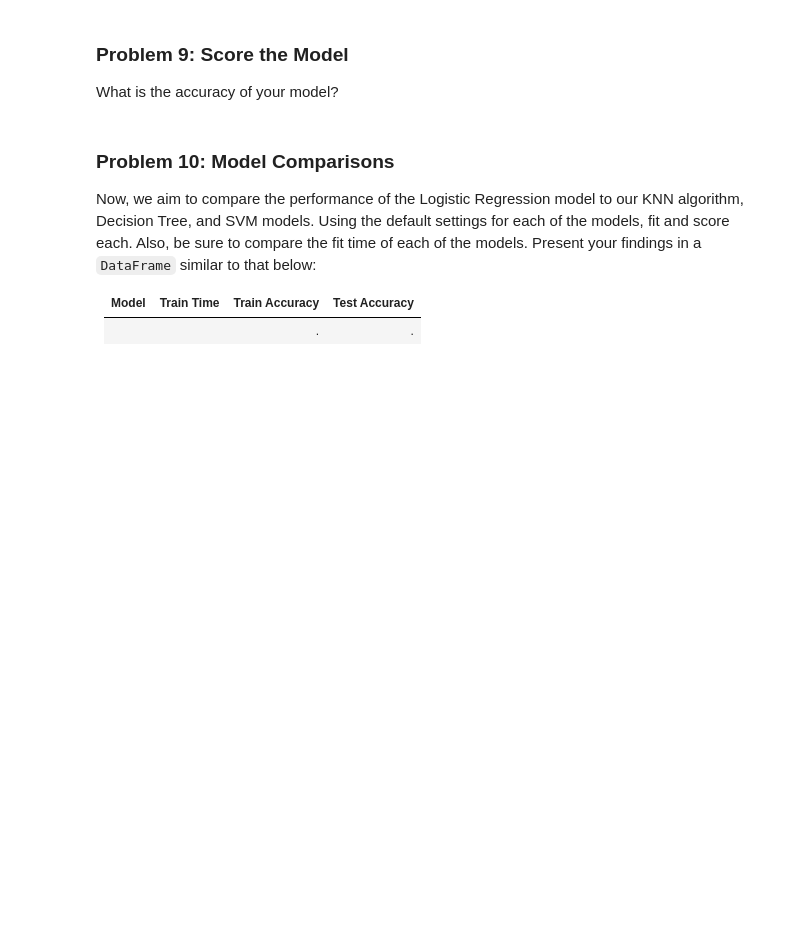
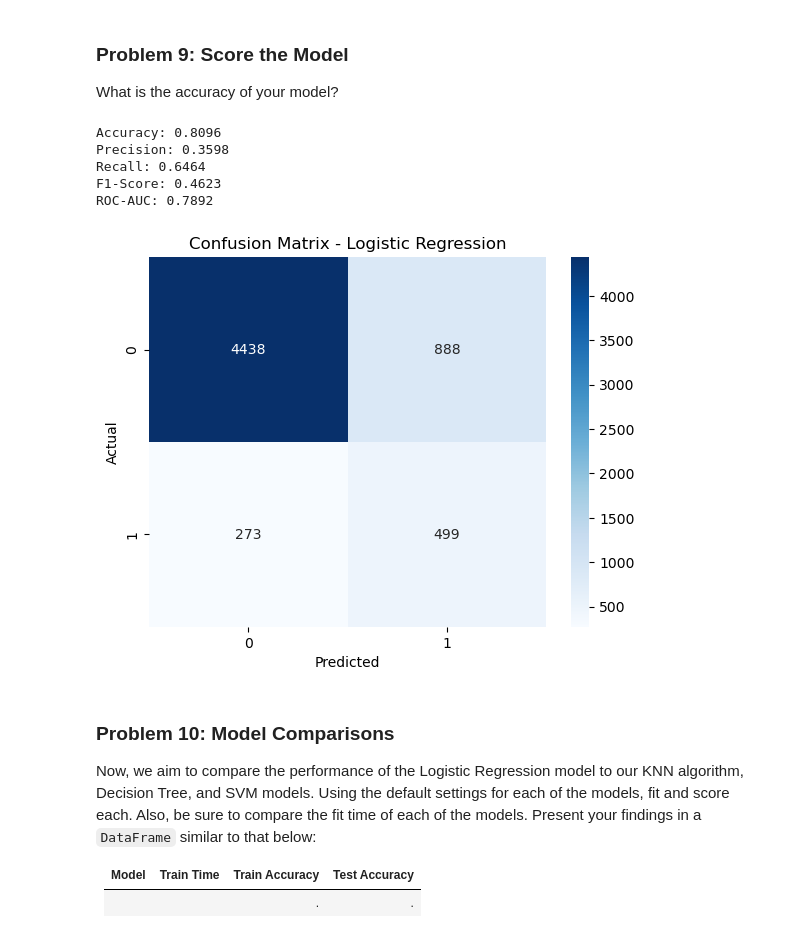
Before and after one commit to tmadrms/practical_application_III, a Jupyter notebook: prompt_III.ipynb, the cells around one changed output. Drawn from its saved outputs; the diff is of its cells as text; code cells hidden in the pictures; blank space fills up the shorter version.

```diff
--- a/prompt_III.ipynb
+++ b/prompt_III.ipynb
@@ -107,3 +428,18 @@ Before we build our first model, we want to establish a baseline.  What is the b
 ### Problem 8: A Simple Model
 
 Use Logistic Regression to build a basic model on your data.
+# %%
+# Initialize Logistic Regression with class_weight='balanced'
+logreg = LogisticRegression(class_weight='balanced', max_iter=10000, random_state=42)
+
+# Train the model
+logreg.fit(X_train, y_train)
+
+# Predict on the test set
+y_pred_logreg = logreg.predict(X_test)
+y_prob_logreg = logreg.predict_proba(X_test)[:, 1]
+
+# Evaluate the model
+print("Logistic Regression Performance:")
+print(classification_report(y_test, y_pred_logreg))
+print("ROC-AUC Score:", roc_auc_score(y_test, y_prob_logreg))
@@ -111,6 +459,35 @@ Use Logistic Regression to build a basic model on your data.
 ### Problem 9: Score the Model
 
 What is the accuracy of your model?
+# %%
+# Calculate metrics
+accuracy = accuracy_score(y_test, y_pred_logreg)
+precision = precision_score(y_test, y_pred_logreg)
+recall = recall_score(y_test, y_pred_logreg)
+f1 = f1_score(y_test, y_pred_logreg)
+roc_auc = roc_auc_score(y_test, y_prob_logreg)
+conf_matrix = confusion_matrix(y_test, y_pred_logreg)
+
+# Display metrics
+print(f"Accuracy: {accuracy:.4f}")
+print(f"Precision: {precision:.4f}")
+print(f"Recall: {recall:.4f}")
+print(f"F1-Score: {f1:.4f}")
+print(f"ROC-AUC: {roc_auc:.4f}")
+
+# Plot Confusion Matrix
+sns.heatmap(conf_matrix, annot=True, fmt='d', cmap='Blues')
+plt.xlabel('Predicted')
+plt.ylabel('Actual')
+plt.title('Confusion Matrix - Logistic Regression')
+plt.show()
+# %% [output]
+Accuracy: 0.8096
+Precision: 0.3598
+Recall: 0.6464
+F1-Score: 0.4623
+ROC-AUC: 0.7892
+[figure, added]
 # %% [markdown]
 ### Problem 10: Model Comparisons
 
```
Also changed, not shown: parts of 44 cells of this notebook, 8 other files.
